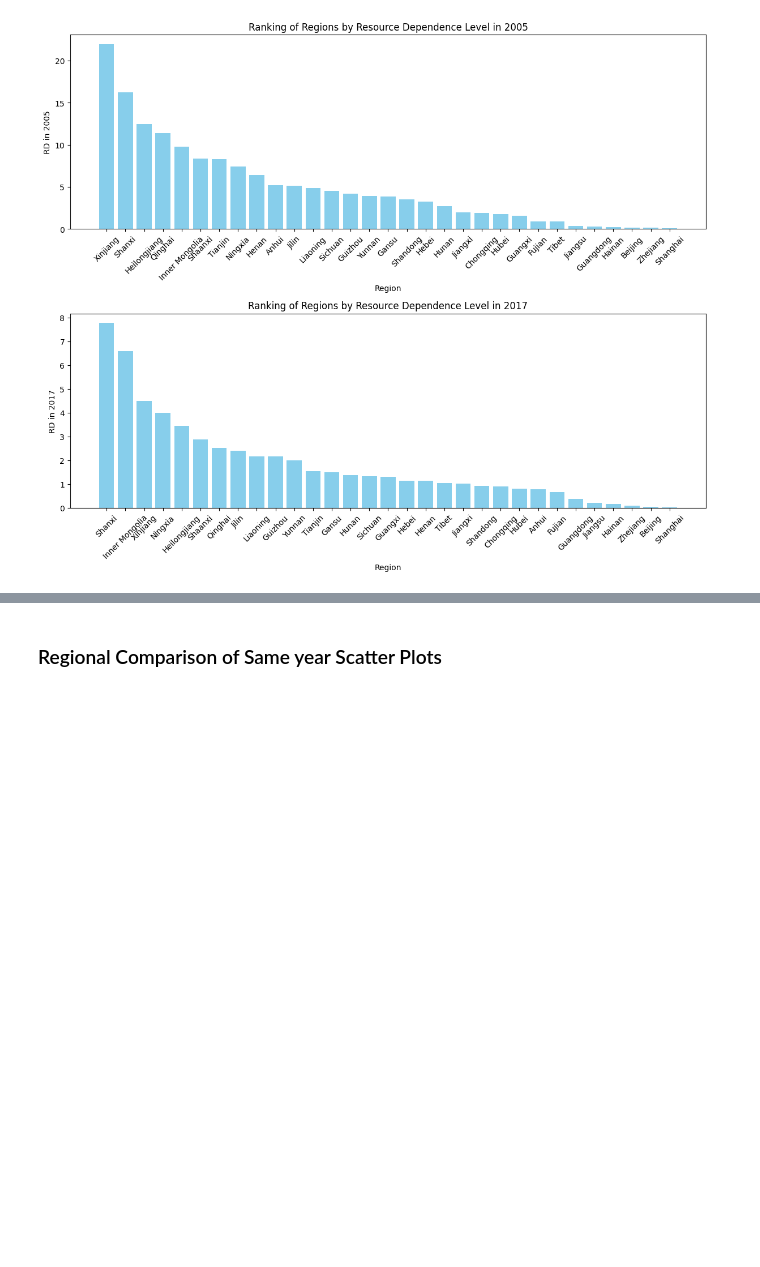
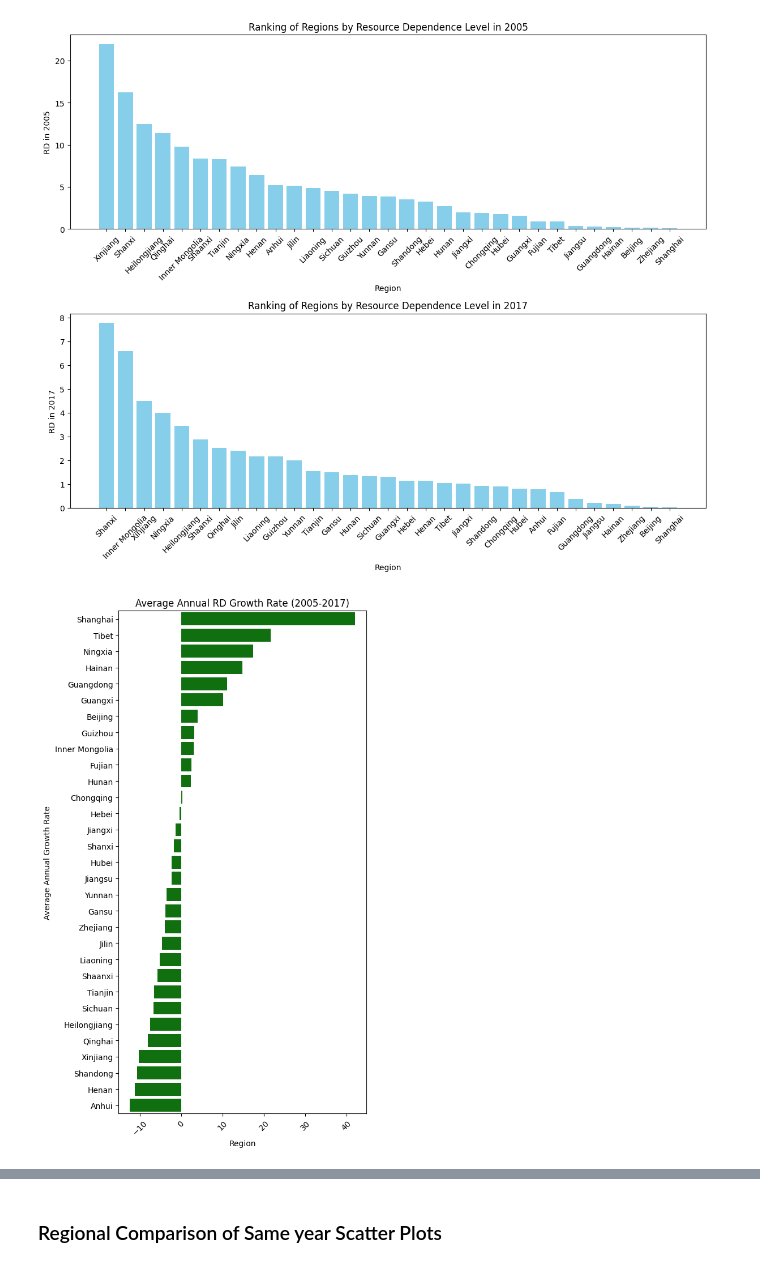
Before and after one commit to KaylaBai/Dissertation, a Jupyter notebook: Dissertation.ipynb, the cells around one changed output, grey strips where cells are left out. Saved outputs shown, nothing was run; the diff lists cells and outputs as text; code cells hidden in the pictures; blank space fills up the shorter version.

Commit message:
Average RD Growth rate per year.

```diff
--- a/Dissertation.ipynb
+++ b/Dissertation.ipynb
@@ -679,3 +679,24 @@ plt.tight_layout()
 plt.show()
 # %% [output]
 [figure]
+# %%
+
+# 计算年度增长率
+RD_gr = RD.pct_change(axis = 1)  # 使用pct_change()函数计算百分比变化
+
+# 计算每个省份的平均增长率
+RD_av_gr = RD_gr.mean(axis = 1) * 100  # 将增长率转换为百分比
+RD_av_gr=RD_av_gr.sort_values(ascending = False)
+
+# 绘制条形图
+plt.figure(figsize=(6, 10))
+sns.barplot( x= RD_av_gr.values,y=RD_av_gr.index,color='green')
+plt.xlabel('Region')
+plt.ylabel('Average Annual Growth Rate')
+plt.title('Average Annual RD Growth Rate (2005-2017)')
+plt.xticks(rotation=45)
+plt.tight_layout()
+
+plt.show()
+# %% [output]
+[figure, added]
```
Also changed, not shown: parts of 1 cell of this notebook.
